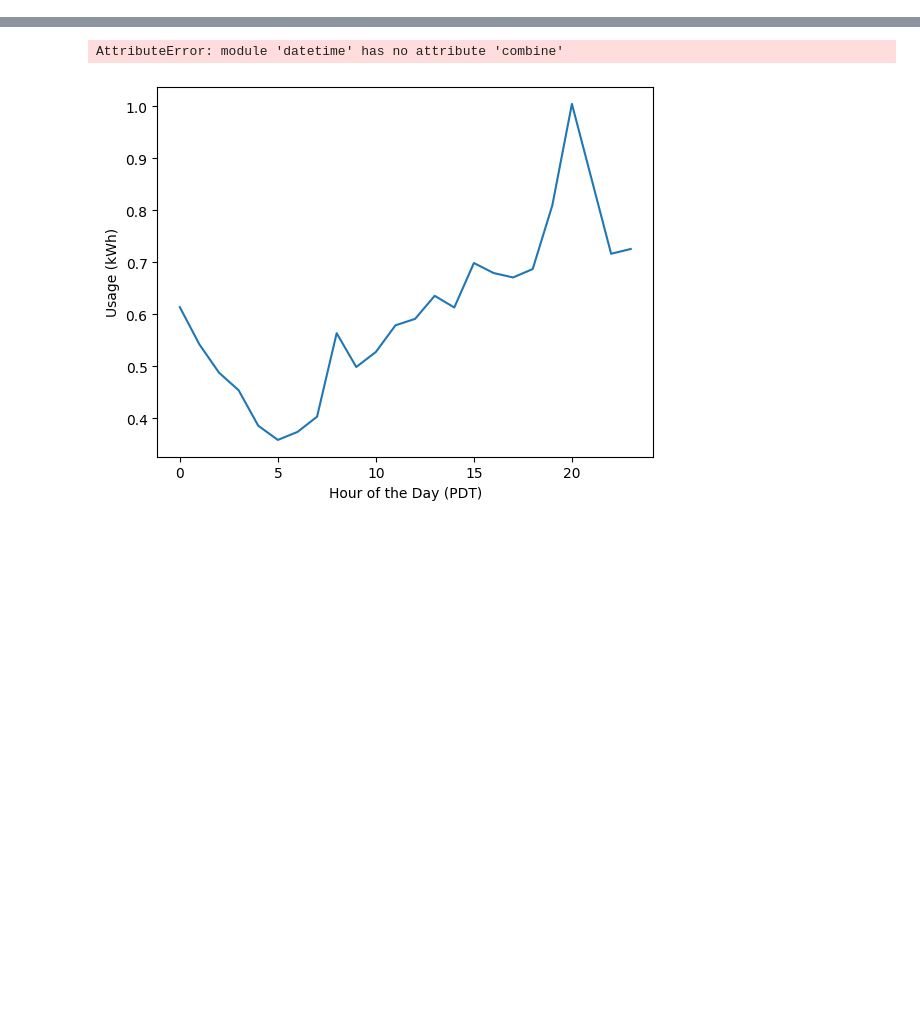
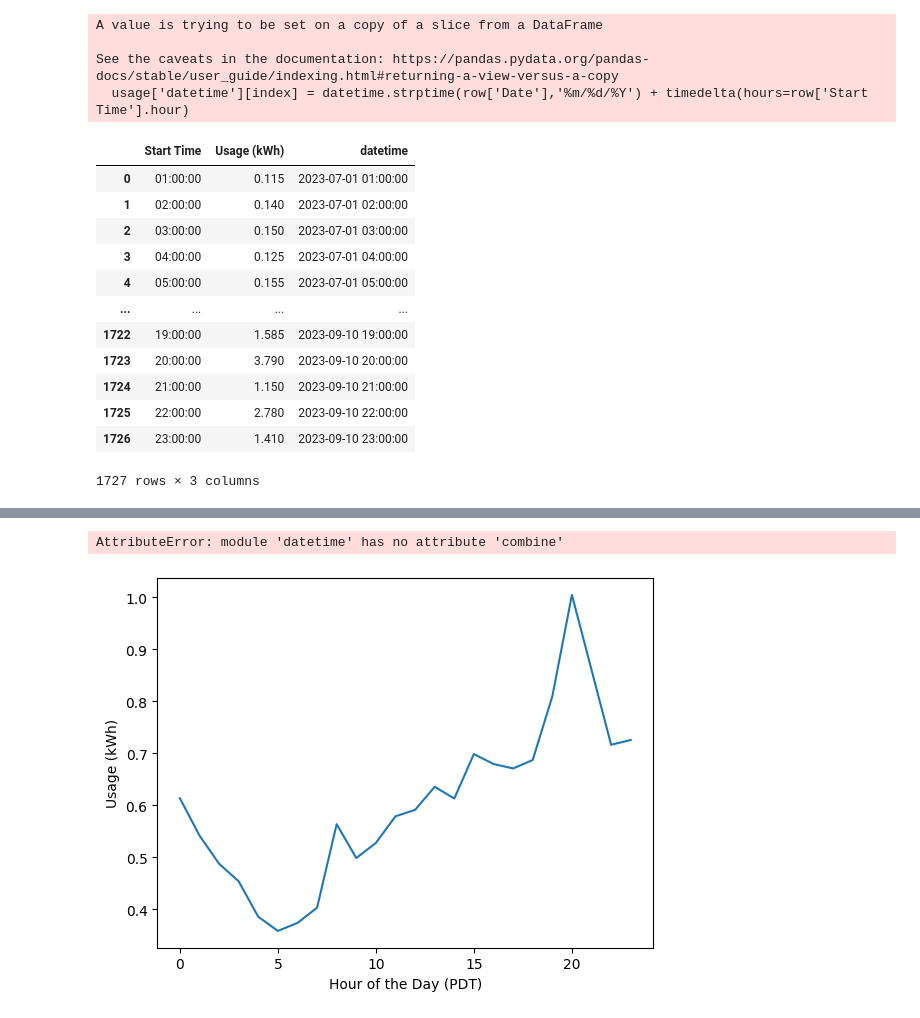
Before and after one commit to bartonnoah/houz_electricity, a Jupyter notebook: houz_electricity.ipynb, the cells around one changed output, grey strips where cells are left out. Drawn from its saved outputs; the diff is of its cells as text; code cells hidden in the pictures; blank space fills up the shorter version.

```diff
--- a/houz_electricity.ipynb
+++ b/houz_electricity.ipynb
@@ -7 +6,29 @@ from dateutil import parser
+# %%
+usage = pd.read_excel('houz electricity.xlsx')
+usage['datetime'] = np.nan
+for index, row in usage.iterrows():
+    if isinstance(row['Date'],datetime):
+        usage['datetime'][index] = row['Date'] + timedelta(hours=row['Start Time'].hour)
+    else:
+        usage['datetime'][index] = datetime.strptime(row['Date'],'%m/%d/%Y') + timedelta(hours=row['Start Time'].hour)
+usage = usage.drop(columns='Date')
+usage
+# %% [output]
+A value is trying to be set on a copy of a slice from a DataFrame
+
+See the caveats in the documentation: https://pandas.pydata.org/pandas-docs/stable/user_guide/indexing.html#returning-a-view-versus-a-copy
+  usage['datetime'][index] = datetime.strptime(row['Date'],'%m/%d/%Y') + timedelta(hours=row['Start Time'].hour)
+|  | Start Time | Usage (kWh) | datetime |
+| 0 | 01:00:00 | 0.115 | 2023-07-01 01:00:00 |
+| 1 | 02:00:00 | 0.140 | 2023-07-01 02:00:00 |
+| 2 | 03:00:00 | 0.150 | 2023-07-01 03:00:00 |
+| 3 | 04:00:00 | 0.125 | 2023-07-01 04:00:00 |
+| 4 | 05:00:00 | 0.155 | 2023-07-01 05:00:00 |
+| ... | ... | ... | ... |
+| 1722 | 19:00:00 | 1.585 | 2023-09-10 19:00:00 |
+| 1723 | 20:00:00 | 3.790 | 2023-09-10 20:00:00 |
+| 1724 | 21:00:00 | 1.150 | 2023-09-10 21:00:00 |
+| 1725 | 22:00:00 | 2.780 | 2023-09-10 22:00:00 |
+| 1726 | 23:00:00 | 1.410 | 2023-09-10 23:00:00 |
+1727 rows × 3 columns
 # %%
```
Also changed, not shown: parts of 6 cells of this notebook, 1 other file.
